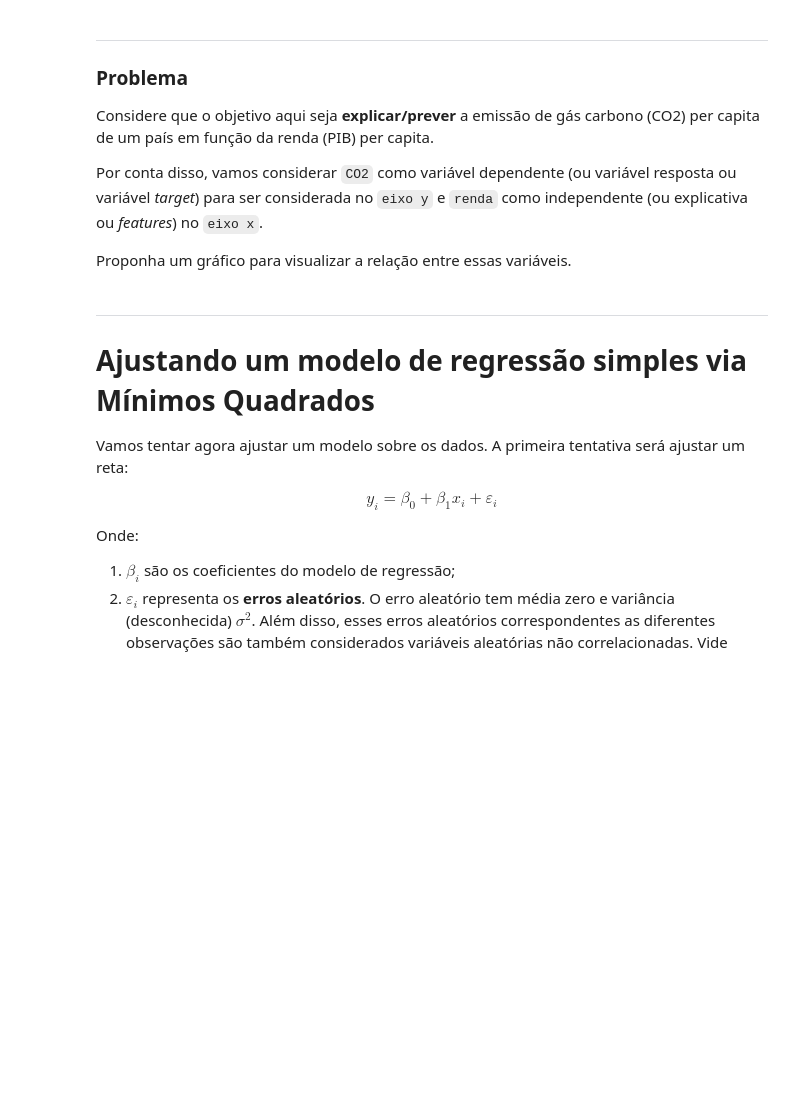
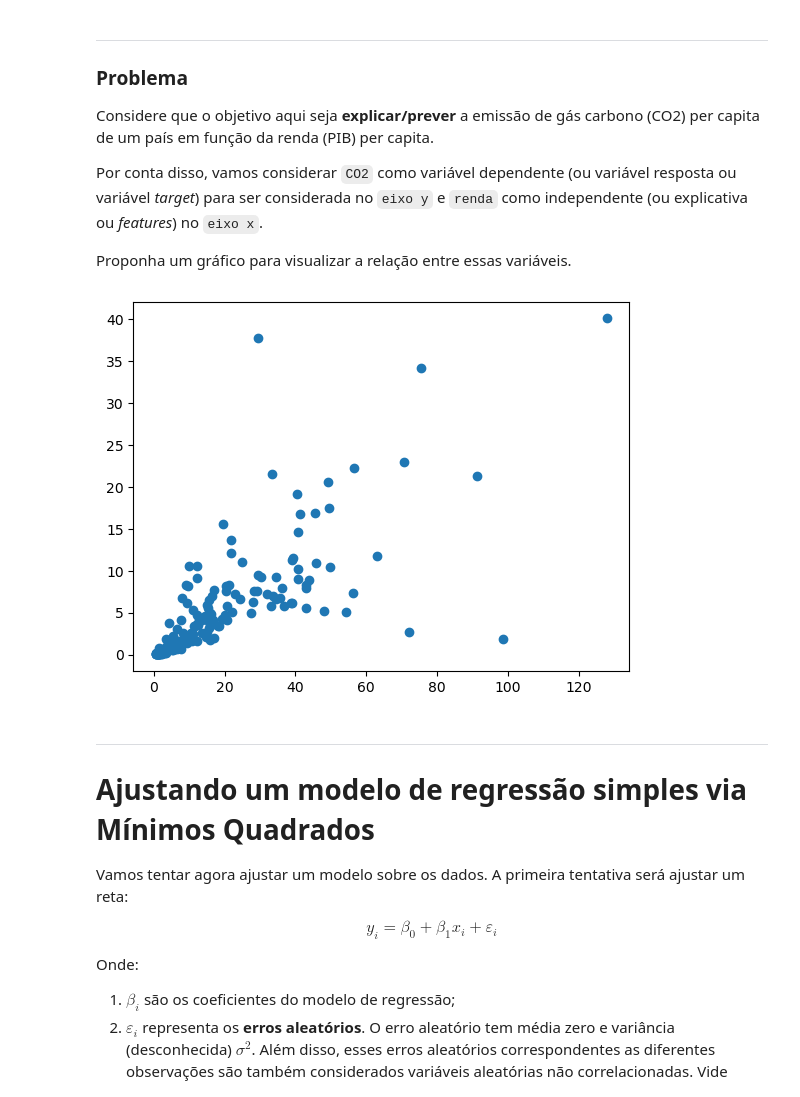
Before and after one commit to thevitorhideki/cdados, a Jupyter notebook: atividades/Aula24_Atividade_RegressaoSimples.ipynb, the cells around one changed output. Saved outputs shown, nothing was run; the diff lists cells and outputs as text; code cells hidden in the pictures; blank space fills up the shorter version.

```diff
--- a/atividades/Aula24_Atividade_RegressaoSimples.ipynb
+++ b/atividades/Aula24_Atividade_RegressaoSimples.ipynb
@@ -134,3 +148,8 @@ Proponha um gráfico para visualizar a relação entre essas variáveis.
+# %%
+plt.scatter(df['2010_income'], df['2010_co2'])
+plt.show()
+# %% [output]
+[figure, added]
 # %% [markdown]
 ___
 
```
Also changed, not shown: parts of 14 cells of this notebook, 3 other files.
